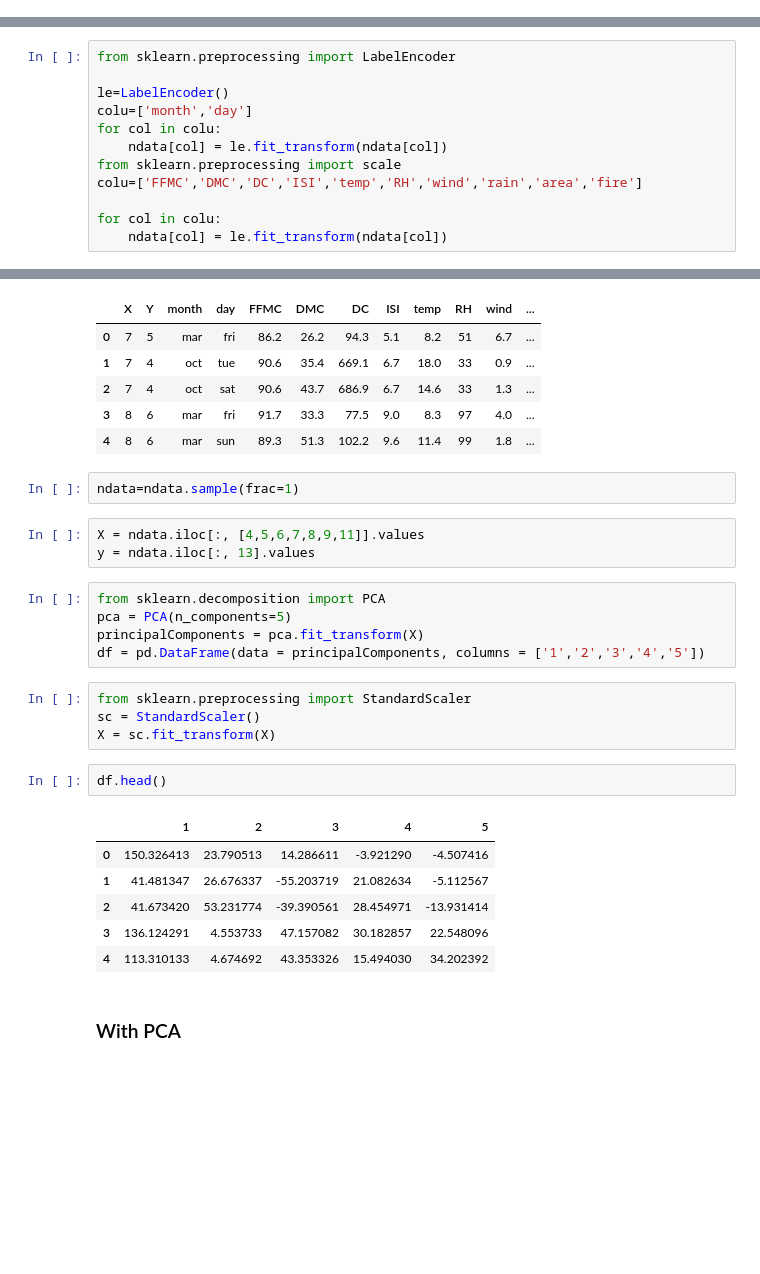
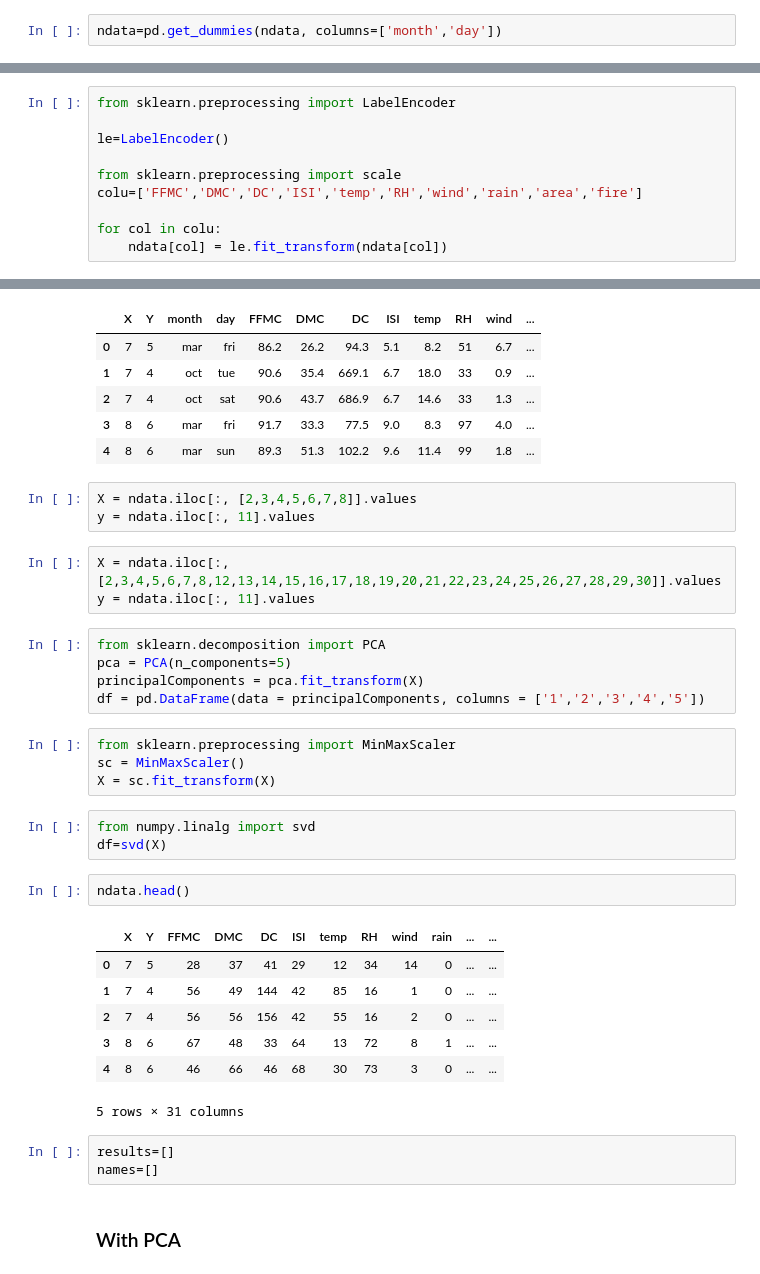
Before and after one commit to rishickesh/Data-science, a Jupyter notebook: forest.ipynb, the cells around one changed output, grey strips where cells are left out. Cells and saved outputs as stored; diff of their text form; blank space fills up the shorter version.

```diff
--- a/forest.ipynb
+++ b/forest.ipynb
@@ -46,6 +52,8 @@ ndata.head()
 | 2 | 7 | 4 | oct | sat | 90.6 | 43.7 | 686.9 | 6.7 | 14.6 | 33 | 1.3 | ... |
 | 3 | 8 | 6 | mar | fri | 91.7 | 33.3 | 77.5 | 9.0 | 8.3 | 97 | 4.0 | ... |
 | 4 | 8 | 6 | mar | sun | 89.3 | 51.3 | 102.2 | 9.6 | 11.4 | 99 | 1.8 | ... |
+# %%
+ndata=pd.get_dummies(ndata, columns=['month','day'])
 # %%
 ndata.isnull().any()
 # %% [output]
@@ -208,9 +251,7 @@ ndata.boxplot()
 from sklearn.preprocessing import LabelEncoder
 
 le=LabelEncoder()
-colu=['month','day']
-for col in colu:
-    ndata[col] = le.fit_transform(ndata[col])
+
 from sklearn.preprocessing import scale
 colu=['FFMC','DMC','DC','ISI','temp','RH','wind','rain','area','fire']
 
@@ -249,29 +291,37 @@ ndata.head()
 | 2 | 7 | 4 | oct | sat | 90.6 | 43.7 | 686.9 | 6.7 | 14.6 | 33 | 1.3 | ... |
 | 3 | 8 | 6 | mar | fri | 91.7 | 33.3 | 77.5 | 9.0 | 8.3 | 97 | 4.0 | ... |
 | 4 | 8 | 6 | mar | sun | 89.3 | 51.3 | 102.2 | 9.6 | 11.4 | 99 | 1.8 | ... |
-# %%
-ndata=ndata.sample(frac=1)
 # %%
-X = ndata.iloc[:, [4,5,6,7,8,9,11]].values
-y = ndata.iloc[:, 13].values
+X = ndata.iloc[:, [2,3,4,5,6,7,8]].values
+y = ndata.iloc[:, 11].values
+# %%
+X = ndata.iloc[:, [2,3,4,5,6,7,8,12,13,14,15,16,17,18,19,20,21,22,23,24,25,26,27,28,29,30]].values
+y = ndata.iloc[:, 11].values
 # %%
 from sklearn.decomposition import PCA
 pca = PCA(n_components=5)
 principalComponents = pca.fit_transform(X)
 df = pd.DataFrame(data = principalComponents, columns = ['1','2','3','4','5'])
 # %%
-from sklearn.preprocessing import StandardScaler
-sc = StandardScaler()
+from sklearn.preprocessing import MinMaxScaler
+sc = MinMaxScaler()
 X = sc.fit_transform(X)
+# %%
+from numpy.linalg import svd
+df=svd(X)
 # %%
-df.head()
+ndata.head()
 # %% [output]
-|  | 1 | 2 | 3 | 4 | 5 |
-| 0 | 150.326413 | 23.790513 | 14.286611 | -3.921290 | -4.507416 |
-| 1 | 41.481347 | 26.676337 | -55.203719 | 21.082634 | -5.112567 |
-| 2 | 41.673420 | 53.231774 | -39.390561 | 28.454971 | -13.931414 |
-| 3 | 136.124291 | 4.553733 | 47.157082 | 30.182857 | 22.548096 |
-| 4 | 113.310133 | 4.674692 | 43.353326 | 15.494030 | 34.202392 |
+|  | X | Y | FFMC | DMC | DC | ISI | temp | RH | wind | rain | ... | ... |
+| 0 | 7 | 5 | 28 | 37 | 41 | 29 | 12 | 34 | 14 | 0 | ... | ... |
+| 1 | 7 | 4 | 56 | 49 | 144 | 42 | 85 | 16 | 1 | 0 | ... | ... |
+| 2 | 7 | 4 | 56 | 56 | 156 | 42 | 55 | 16 | 2 | 0 | ... | ... |
+| 3 | 8 | 6 | 67 | 48 | 33 | 64 | 13 | 72 | 8 | 1 | ... | ... |
+| 4 | 8 | 6 | 46 | 66 | 46 | 68 | 30 | 73 | 3 | 0 | ... | ... |
+5 rows × 31 columns
+# %%
+results=[]
+names=[]
 # %% [markdown]
 ### With PCA
 # %%
```
Also changed, not shown: parts of 47 cells of this notebook, 1 other file.
